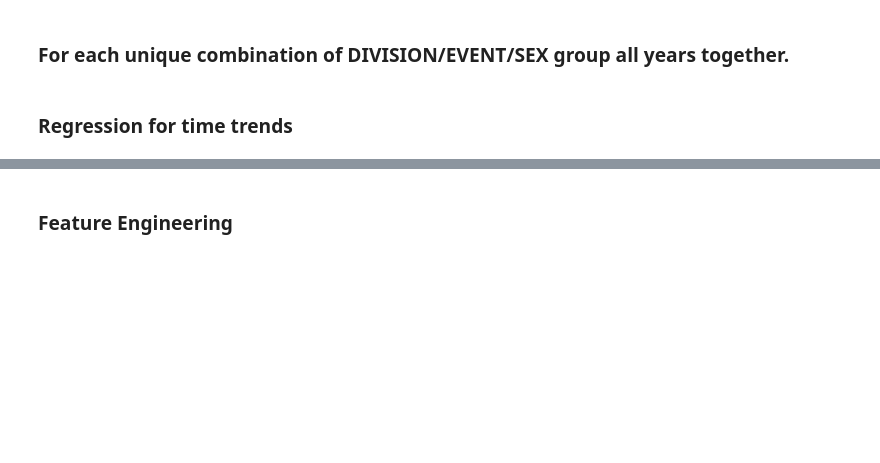
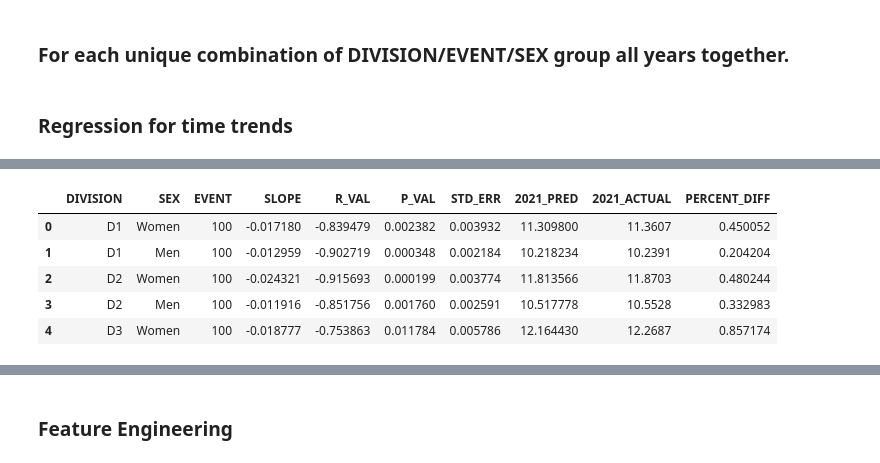
Before and after one commit to avisokay/NCAATF, a Jupyter notebook: tfrrs_analyis.ipynb, the cells around one changed output, grey strips where cells are left out. Cells and saved outputs as stored; diff of their text form; code cells hidden in the pictures; blank space fills up the shorter version.

```diff
--- a/tfrrs_analyis.ipynb
+++ b/tfrrs_analyis.ipynb
@@ -31,7 +32,7 @@ df100 = df100[df100['EVENT'].isin(running_events)]
 df100_2021 = df100[df100['CHAMP_YEAR'] == 2021]
 df100 = df100[df100['CHAMP_YEAR'] != 2021]
 # %%
-def regroup(df):
+def regroup_df(df):
     '''group by CHAMP_YEAR DIVISION EVENT SEX'''
     df_group = df.groupby(['CHAMP_YEAR', 'DIVISION', 'EVENT', 'SEX']).mean()
     group = df_group['TIME_SECS'].groupby(['EVENT', 'DIVISION'], group_keys=False)
@@ -107,0 +144,9 @@ ValueError: The truth value of a Series is ambiguous. Use a.empty, a.bool(), a.i
+# %%
+regression_df.head()
+# %% [output]
+|  | DIVISION | SEX | EVENT | SLOPE | R_VAL | P_VAL | STD_ERR | 2021_PRED | 2021_ACTUAL | PERCENT_DIFF |
+| 0 | D1 | Women | 100 | -0.017180 | -0.839479 | 0.002382 | 0.003932 | 11.309800 | 11.3607 | 0.450052 |
+| 1 | D1 | Men | 100 | -0.012959 | -0.902719 | 0.000348 | 0.002184 | 10.218234 | 10.2391 | 0.204204 |
+| 2 | D2 | Women | 100 | -0.024321 | -0.915693 | 0.000199 | 0.003774 | 11.813566 | 11.8703 | 0.480244 |
+| 3 | D2 | Men | 100 | -0.011916 | -0.851756 | 0.001760 | 0.002591 | 10.517778 | 10.5528 | 0.332983 |
+| 4 | D3 | Women | 100 | -0.018777 | -0.753863 | 0.011784 | 0.005786 | 12.164430 | 12.2687 | 0.857174 |
```
Also changed, not shown: parts of 22 cells of this notebook.
